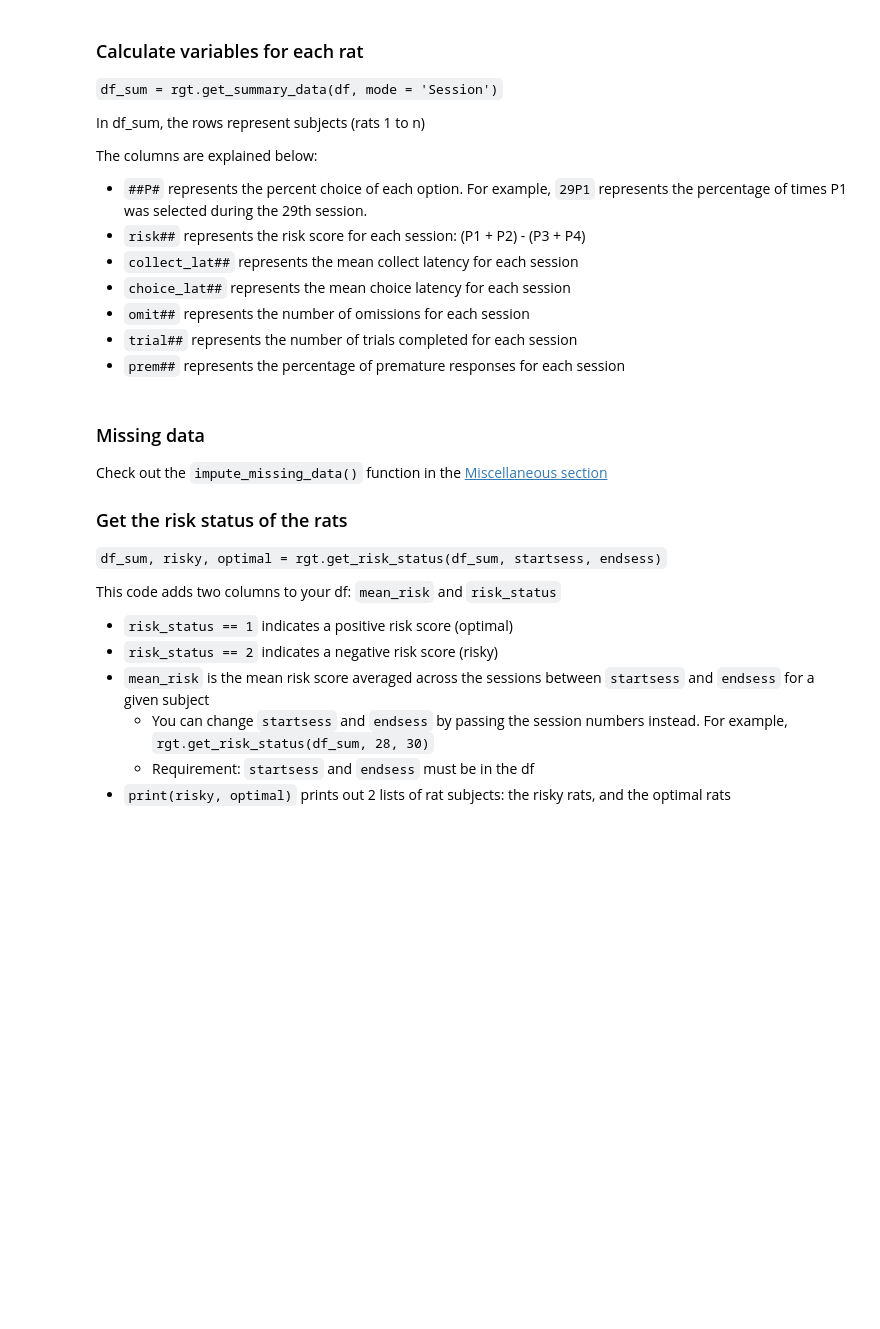
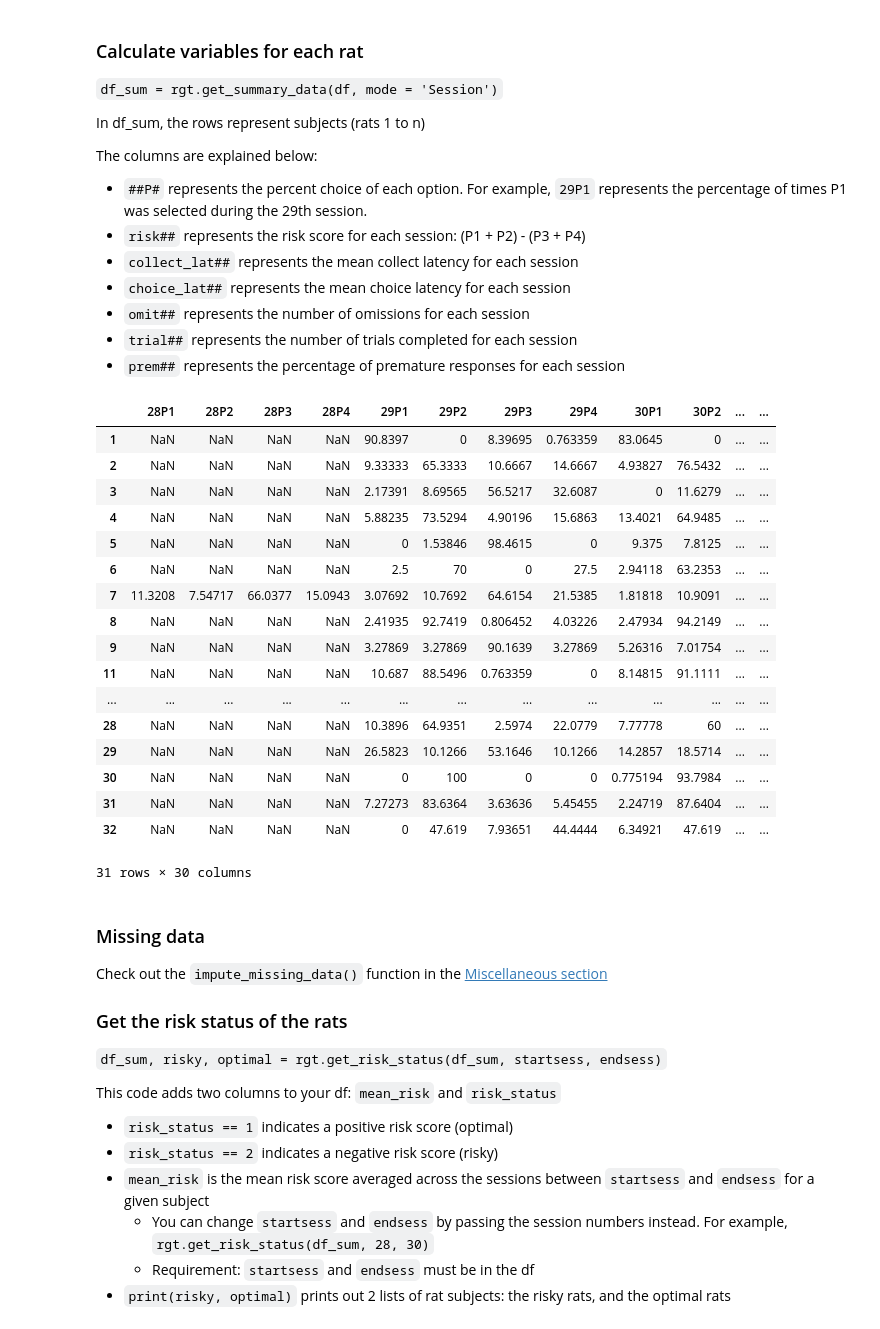
Before and after one commit to deckyblue/sparklyRGT, a Jupyter notebook: sparklyRGT_tutorial/sparklyRGT_documentation.ipynb, the cells around one changed output. Cells and saved outputs as stored; diff of their text form; code cells hidden in the pictures; blank space fills up the shorter version.

```diff
--- a/sparklyRGT_tutorial/sparklyRGT_documentation.ipynb
+++ b/sparklyRGT_tutorial/sparklyRGT_documentation.ipynb
@@ -164,8 +165,27 @@ The columns are explained below:
 * `trial##` represents the number of trials completed for each session
 * `prem##` represents the percentage of premature responses for each session
 # %%
-df_sum = rgt.get_summary_data(df2) #change to df instead of df2 if you didn't do any session editing
+df_sum = rgt.get_summary_data(df) #change to df instead of df2 if you didn't do any session editing
 df_sum #prints the dataset
+# %% [output]
+|  | 28P1 | 28P2 | 28P3 | 28P4 | 29P1 | 29P2 | 29P3 | 29P4 | 30P1 | 30P2 | ... | ... |
+| 1 | NaN | NaN | NaN | NaN | 90.8397 | 0 | 8.39695 | 0.763359 | 83.0645 | 0 | ... | ... |
+| 2 | NaN | NaN | NaN | NaN | 9.33333 | 65.3333 | 10.6667 | 14.6667 | 4.93827 | 76.5432 | ... | ... |
+| 3 | NaN | NaN | NaN | NaN | 2.17391 | 8.69565 | 56.5217 | 32.6087 | 0 | 11.6279 | ... | ... |
+| 4 | NaN | NaN | NaN | NaN | 5.88235 | 73.5294 | 4.90196 | 15.6863 | 13.4021 | 64.9485 | ... | ... |
+| 5 | NaN | NaN | NaN | NaN | 0 | 1.53846 | 98.4615 | 0 | 9.375 | 7.8125 | ... | ... |
+| 6 | NaN | NaN | NaN | NaN | 2.5 | 70 | 0 | 27.5 | 2.94118 | 63.2353 | ... | ... |
+| 7 | 11.3208 | 7.54717 | 66.0377 | 15.0943 | 3.07692 | 10.7692 | 64.6154 | 21.5385 | 1.81818 | 10.9091 | ... | ... |
+| 8 | NaN | NaN | NaN | NaN | 2.41935 | 92.7419 | 0.806452 | 4.03226 | 2.47934 | 94.2149 | ... | ... |
+| 9 | NaN | NaN | NaN | NaN | 3.27869 | 3.27869 | 90.1639 | 3.27869 | 5.26316 | 7.01754 | ... | ... |
+| 11 | NaN | NaN | NaN | NaN | 10.687 | 88.5496 | 0.763359 | 0 | 8.14815 | 91.1111 | ... | ... |
+| ... | ... | ... | ... | ... | ... | ... | ... | ... | ... | ... | ... | ... |
+| 28 | NaN | NaN | NaN | NaN | 10.3896 | 64.9351 | 2.5974 | 22.0779 | 7.77778 | 60 | ... | ... |
+| 29 | NaN | NaN | NaN | NaN | 26.5823 | 10.1266 | 53.1646 | 10.1266 | 14.2857 | 18.5714 | ... | ... |
+| 30 | NaN | NaN | NaN | NaN | 0 | 100 | 0 | 0 | 0.775194 | 93.7984 | ... | ... |
+| 31 | NaN | NaN | NaN | NaN | 7.27273 | 83.6364 | 3.63636 | 5.45455 | 2.24719 | 87.6404 | ... | ... |
+| 32 | NaN | NaN | NaN | NaN | 0 | 47.619 | 7.93651 | 44.4444 | 6.34921 | 47.619 | ... | ... |
+31 rows × 30 columns
 # %% [markdown]
 ### Missing data
 
```
Also changed, not shown: parts of 5 cells of this notebook, 12 other files.
